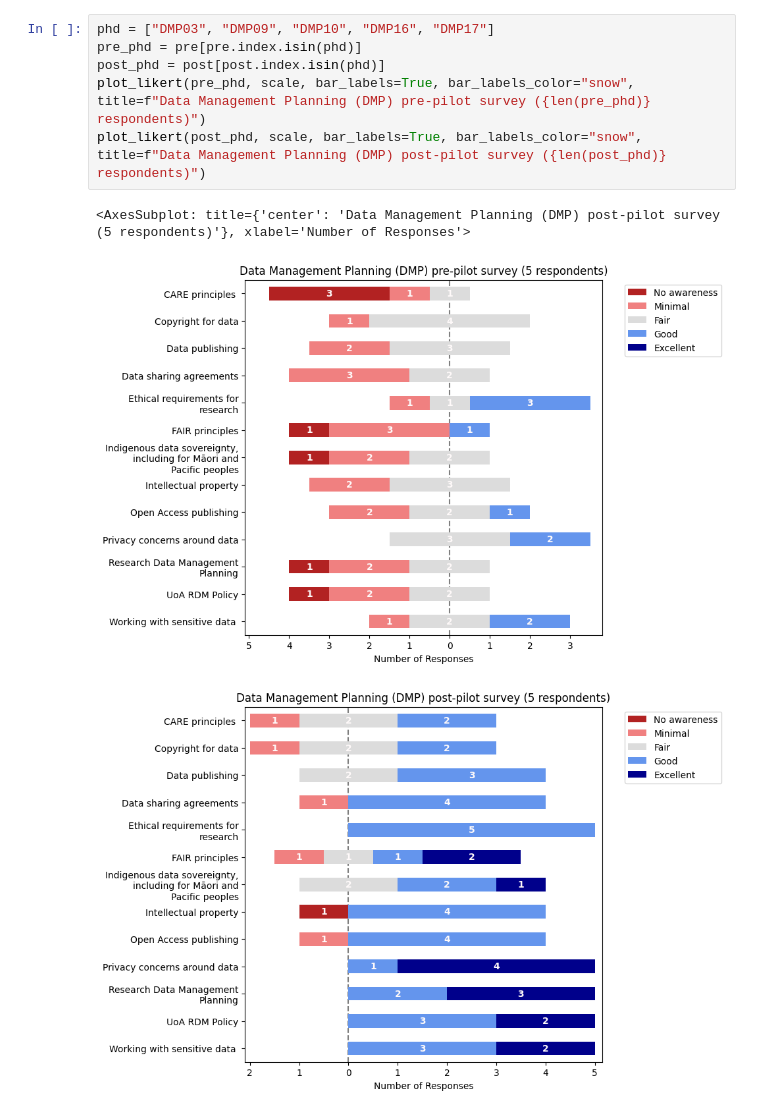
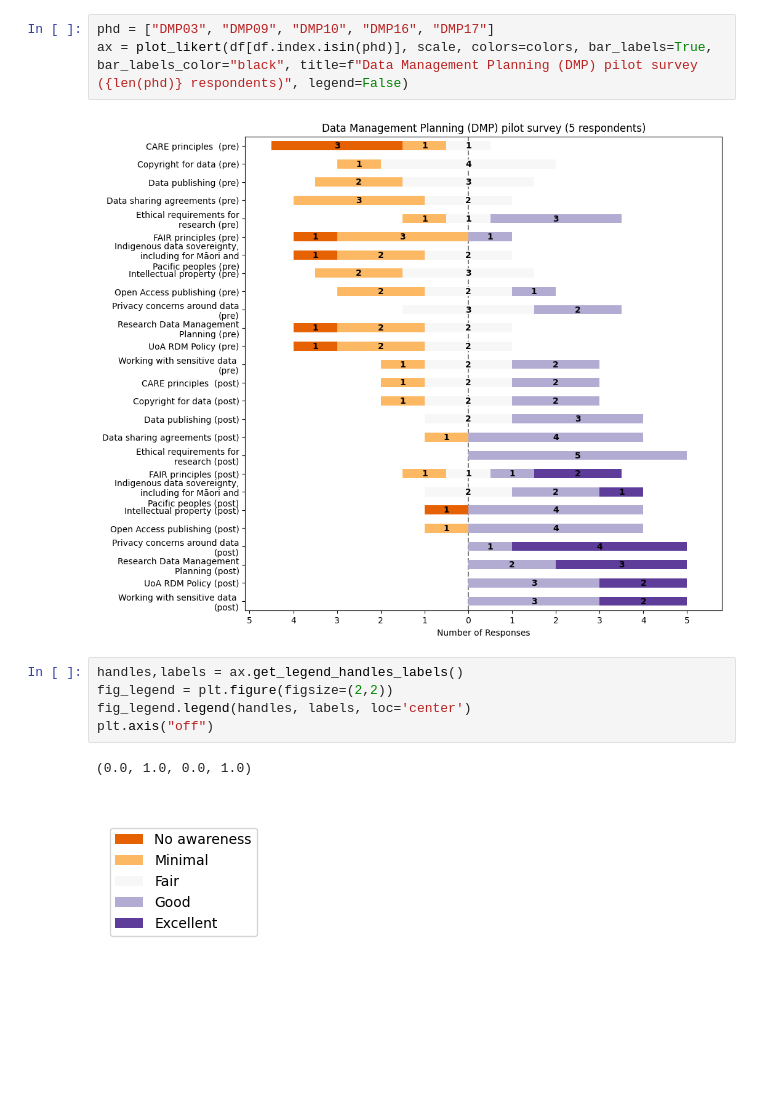
Before and after one commit to UoA-eResearch/likert, a Jupyter notebook: likert.ipynb, the cells around one changed output. Drawn from its saved outputs; the diff is of its cells as text; blank space fills up the shorter version.

```diff
--- a/likert.ipynb
+++ b/likert.ipynb
@@ -62,10 +43,13 @@ plot_likert(post, scale, bar_labels=True, bar_labels_color="snow", title=f"Data
 # %%
 phd = ["DMP03", "DMP09", "DMP10", "DMP16", "DMP17"]
-pre_phd = pre[pre.index.isin(phd)]
-post_phd = post[post.index.isin(phd)]
-plot_likert(pre_phd, scale, bar_labels=True, bar_labels_color="snow", title=f"Data Management Planning (DMP) pre-pilot survey ({len(pre_phd)} respondents)")
-plot_likert(post_phd, scale, bar_labels=True, bar_labels_color="snow", title=f"Data Management Planning (DMP) post-pilot survey ({len(post_phd)} respondents)")
+ax = plot_likert(df[df.index.isin(phd)], scale, colors=colors, bar_labels=True, bar_labels_color="black", title=f"Data Management Planning (DMP) pilot survey ({len(phd)} respondents)", legend=False)
 # %% [output]
-<AxesSubplot: title={'center': 'Data Management Planning (DMP) post-pilot survey (5 respondents)'}, xlabel='Number of Responses'>
-[figure, old version]
+[figure, new version]
-[figure, removed]
+# %%
+handles,labels = ax.get_legend_handles_labels()
+fig_legend = plt.figure(figsize=(2,2))
+fig_legend.legend(handles, labels, loc='center')
+plt.axis("off")
+# %% [output]
+(0.0, 1.0, 0.0, 1.0)
+[figure, added]
```
Also changed, not shown: parts of 4 cells of this notebook.
